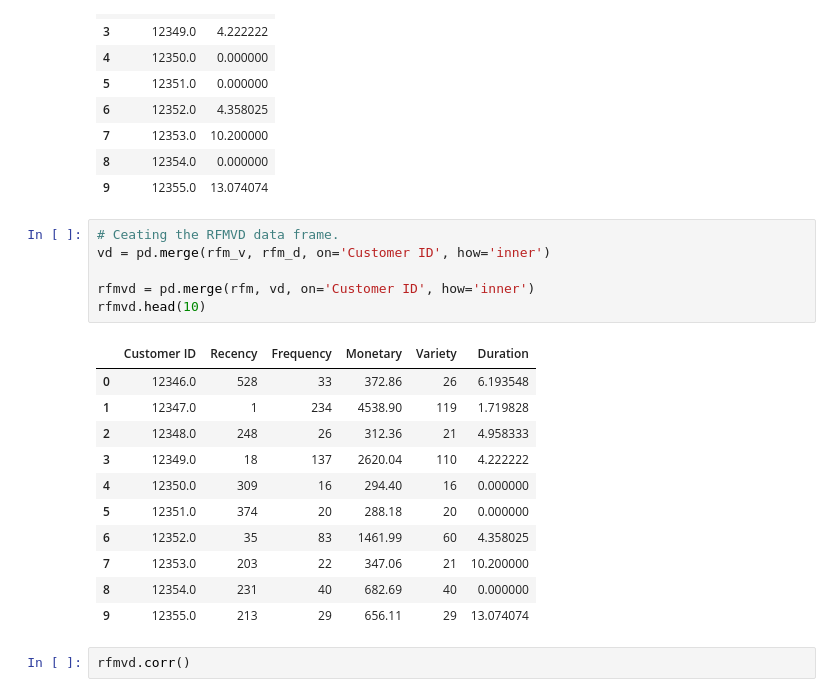
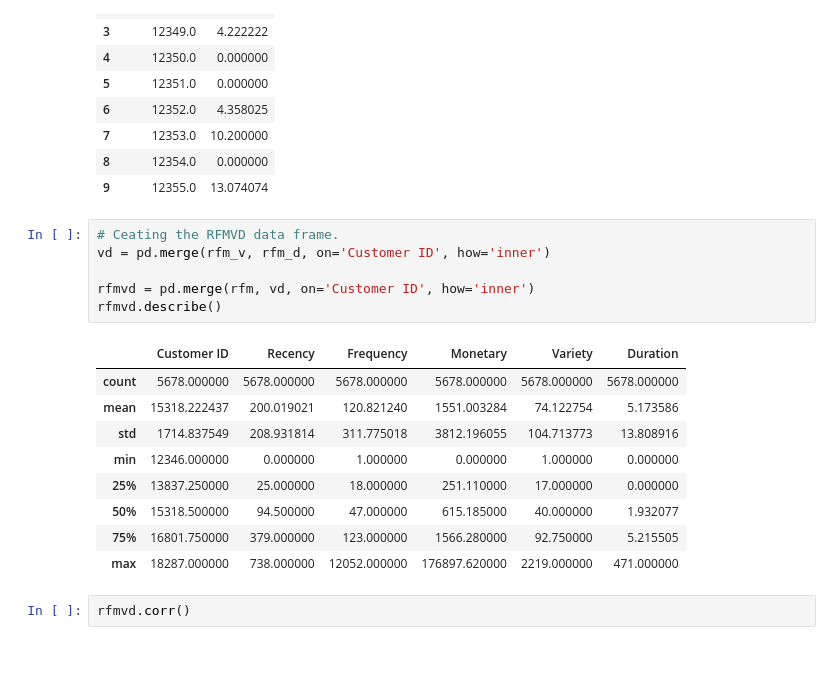
Before and after one commit to Ahmed-Ashraf-Marzouk/RFM-ID-customer-segmentation, a Jupyter notebook: main.ipynb, the cells around one changed output. Drawn from its saved outputs; the diff is of its cells as text; blank space fills up the shorter version.

```diff
--- a/main.ipynb
+++ b/main.ipynb
@@ -348,21 +354,19 @@ rfm_d.head(10)
 # %%
 # Ceating the RFMVD data frame.
 vd = pd.merge(rfm_v, rfm_d, on='Customer ID', how='inner')
 
 rfmvd = pd.merge(rfm, vd, on='Customer ID', how='inner')
-rfmvd.head(10)
+rfmvd.describe()
 # %% [output]
 |  | Customer ID | Recency | Frequency | Monetary | Variety | Duration |
-| 0 | 12346.0 | 528 | 33 | 372.86 | 26 | 6.193548 |
-| 1 | 12347.0 | 1 | 234 | 4538.90 | 119 | 1.719828 |
-| 2 | 12348.0 | 248 | 26 | 312.36 | 21 | 4.958333 |
-| 3 | 12349.0 | 18 | 137 | 2620.04 | 110 | 4.222222 |
-| 4 | 12350.0 | 309 | 16 | 294.40 | 16 | 0.000000 |
-| 5 | 12351.0 | 374 | 20 | 288.18 | 20 | 0.000000 |
-| 6 | 12352.0 | 35 | 83 | 1461.99 | 60 | 4.358025 |
-| 7 | 12353.0 | 203 | 22 | 347.06 | 21 | 10.200000 |
-| 8 | 12354.0 | 231 | 40 | 682.69 | 40 | 0.000000 |
-| 9 | 12355.0 | 213 | 29 | 656.11 | 29 | 13.074074 |
+| count | 5678.000000 | 5678.000000 | 5678.000000 | 5678.000000 | 5678.000000 | 5678.000000 |
+| mean | 15318.222437 | 200.019021 | 120.821240 | 1551.003284 | 74.122754 | 5.173586 |
+| std | 1714.837549 | 208.931814 | 311.775018 | 3812.196055 | 104.713773 | 13.808916 |
+| min | 12346.000000 | 0.000000 | 1.000000 | 0.000000 | 1.000000 | 0.000000 |
+| 25% | 13837.250000 | 25.000000 | 18.000000 | 251.110000 | 17.000000 | 0.000000 |
+| 50% | 15318.500000 | 94.500000 | 47.000000 | 615.185000 | 40.000000 | 1.932077 |
+| 75% | 16801.750000 | 379.000000 | 123.000000 | 1566.280000 | 92.750000 | 5.215505 |
+| max | 18287.000000 | 738.000000 | 12052.000000 | 176897.620000 | 2219.000000 | 471.000000 |
 # %%
 rfmvd.corr()
 # %% [output]
```
Also changed, not shown: parts of 35 cells of this notebook.
